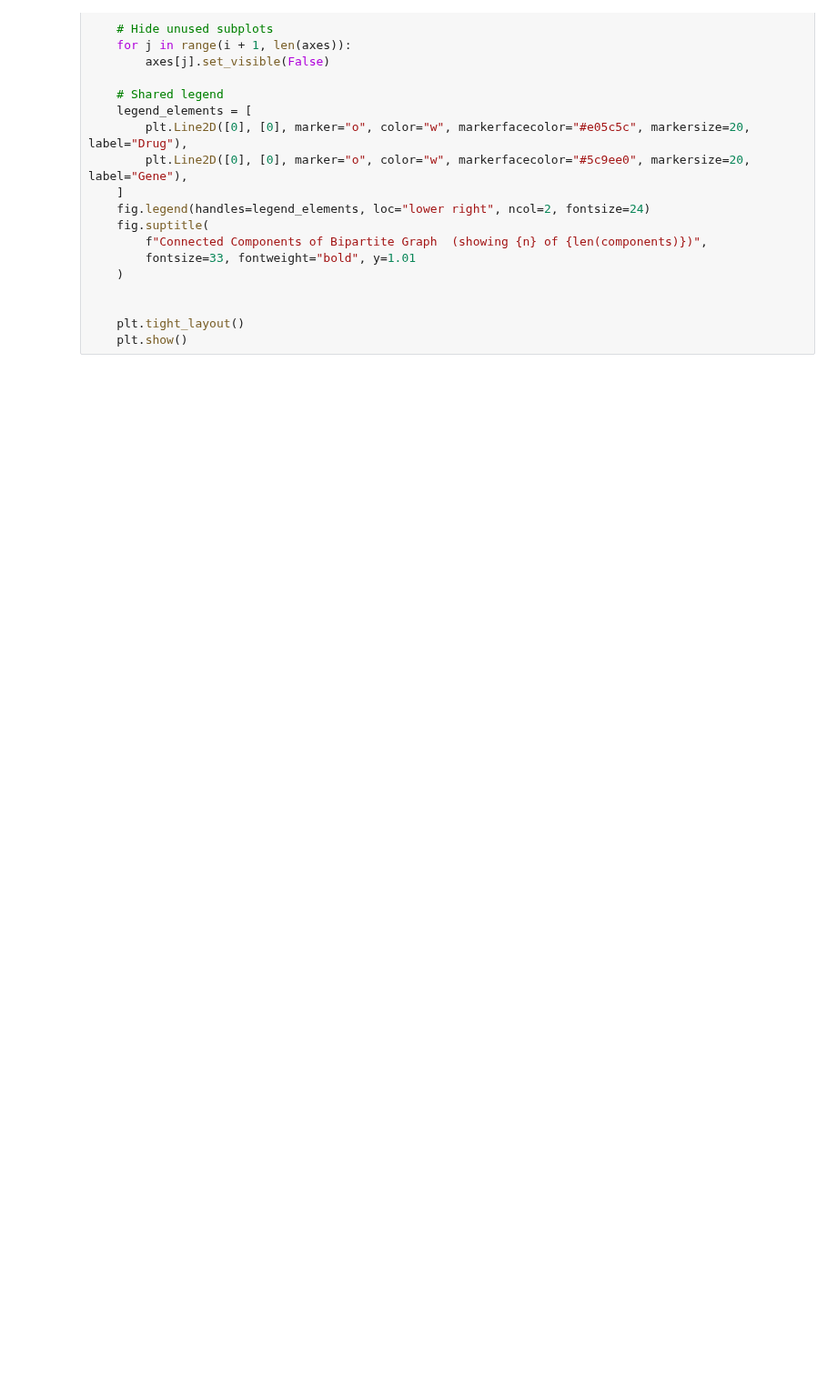
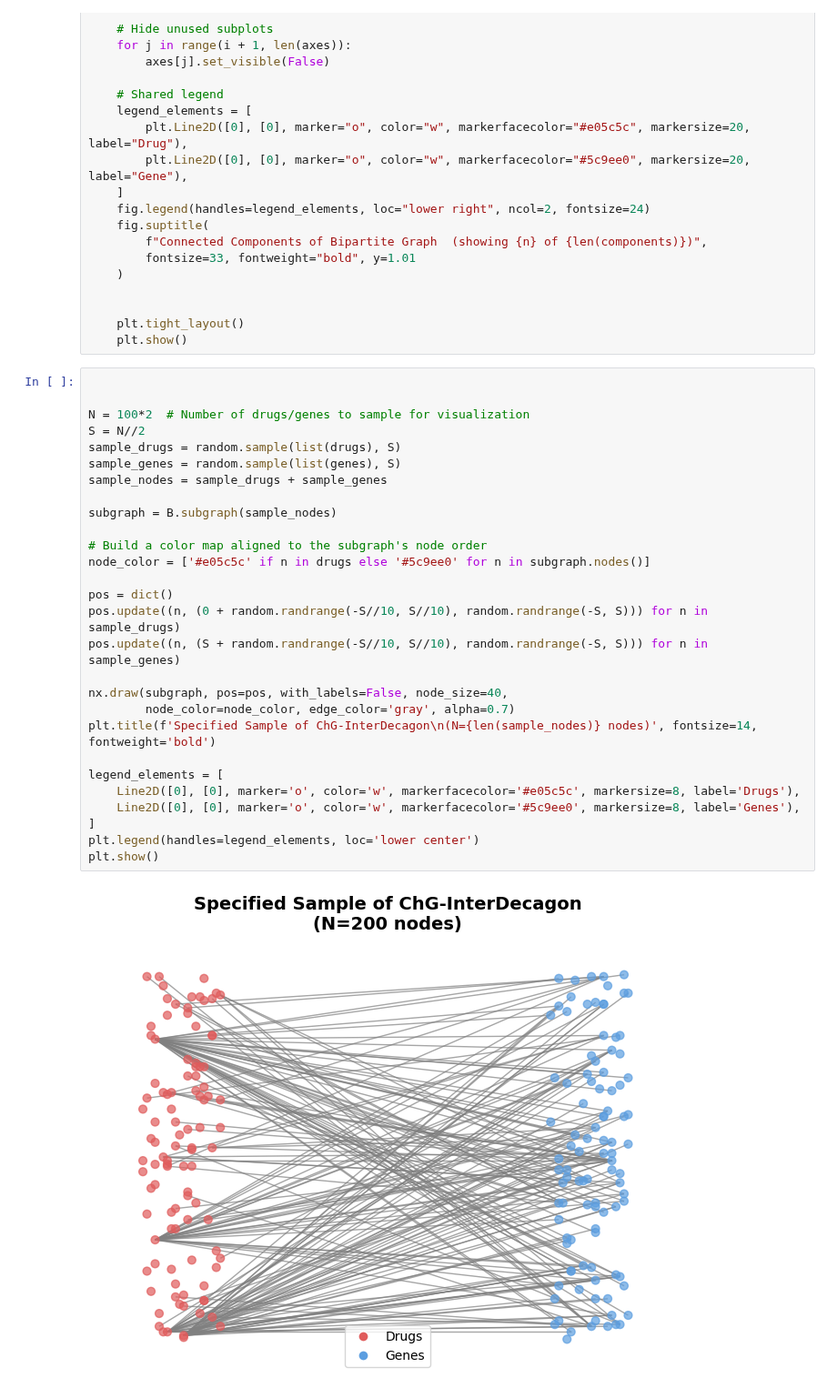
Before and after one commit to felixjcm/Summer-School-Project-Cleanup, a Jupyter notebook: analysis.ipynb, the cells around one changed output. Shown at 91% size. Saved outputs shown, nothing was run; the diff lists cells and outputs as text; blank space fills up the shorter version.

Commit message:
new clean file with the same content as analysis.ipynb but without the ignored lines and unnecessary comments.

```diff
--- a/analysis.ipynb
+++ b/analysis.ipynb
@@ -249,3 +251,33 @@ def visualize_components(B, drug_list, gene_list, max_components=10):
 
     plt.tight_layout()
     plt.show()
+# %%
+
+
+N = 100*2  # Number of drugs/genes to sample for visualization
+S = N//2
+sample_drugs = random.sample(list(drugs), S)
+sample_genes = random.sample(list(genes), S)
+sample_nodes = sample_drugs + sample_genes
+
+subgraph = B.subgraph(sample_nodes)
+
+# Build a color map aligned to the subgraph's node order
+node_color = ['#e05c5c' if n in drugs else '#5c9ee0' for n in subgraph.nodes()]
+
+pos = dict()
+pos.update((n, (0 + random.randrange(-S//10, S//10), random.randrange(-S, S))) for n in sample_drugs)
+pos.update((n, (S + random.randrange(-S//10, S//10), random.randrange(-S, S))) for n in sample_genes)
+
+nx.draw(subgraph, pos=pos, with_labels=False, node_size=40,
+        node_color=node_color, edge_color='gray', alpha=0.7)
+plt.title(f'Specified Sample of ChG-InterDecagon\n(N={len(sample_nodes)} nodes)', fontsize=14, fontweight='bold')
+
+legend_elements = [
+    Line2D([0], [0], marker='o', color='w', markerfacecolor='#e05c5c', markersize=8, label='Drugs'),
+    Line2D([0], [0], marker='o', color='w', markerfacecolor='#5c9ee0', markersize=8, label='Genes'),
+]
+plt.legend(handles=legend_elements, loc='lower center')
+plt.show()
+# %% [output]
+[figure, added]
```
Also changed, not shown: parts of 12 cells of this notebook, 1 other file.
